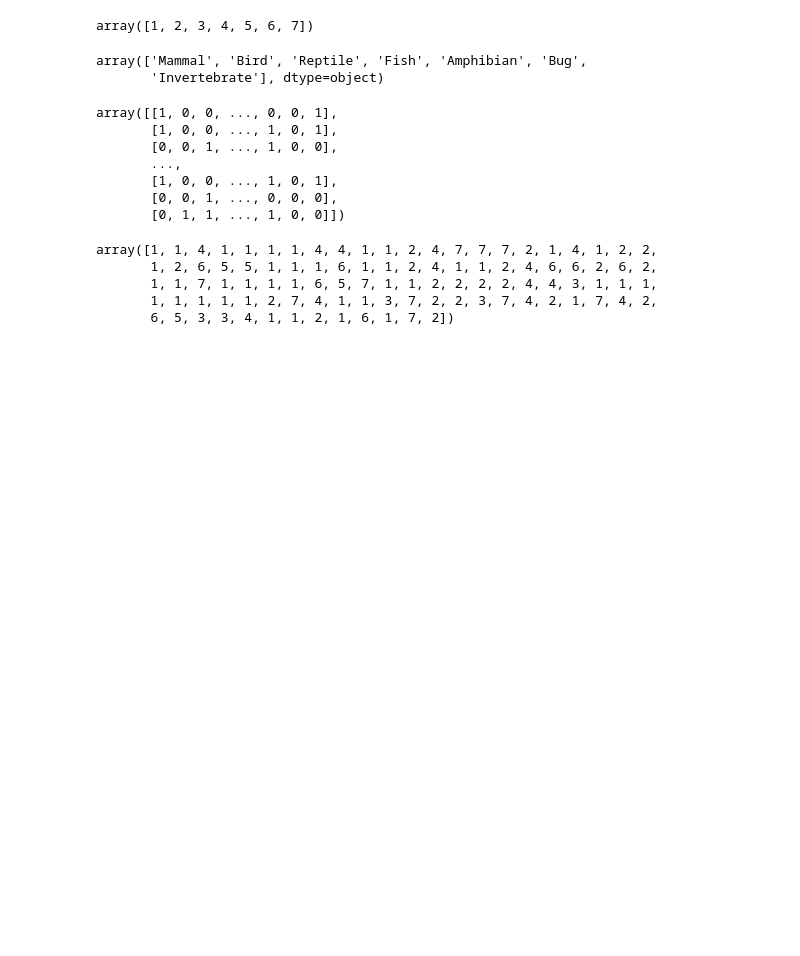
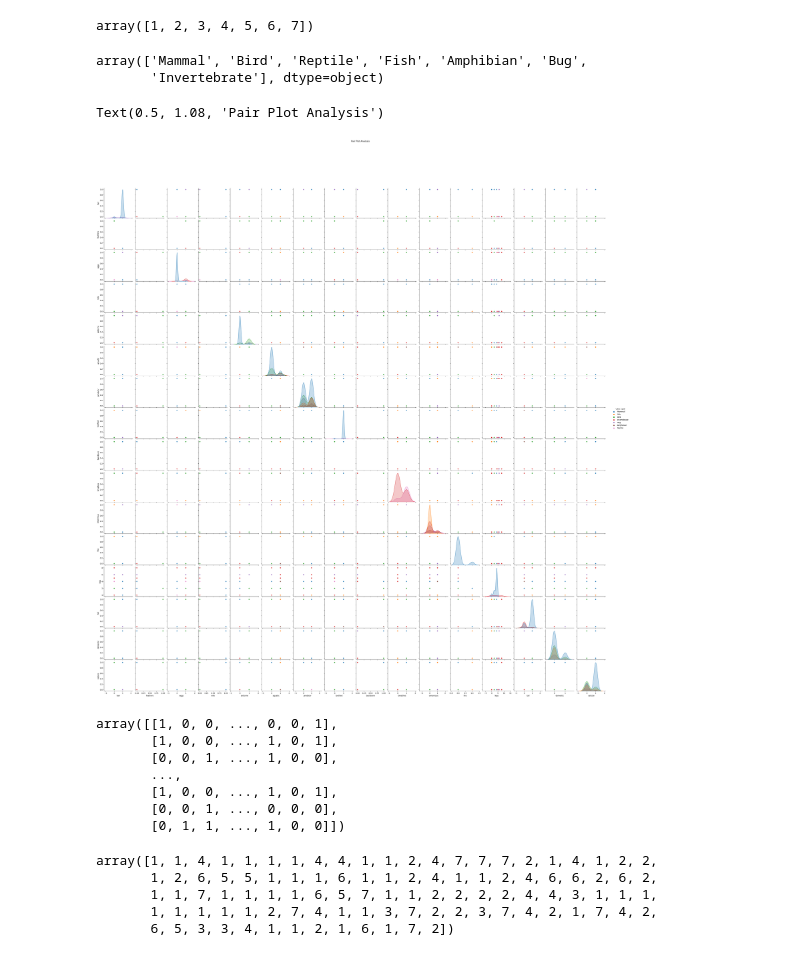
Before and after one commit to Subhajeet-Das/Zoo-Animal-Classification, a Jupyter notebook: zoo-animal-classification.ipynb, the cells around one changed output. Saved outputs shown, nothing was run; the diff lists cells and outputs as text; code cells hidden in the pictures; blank space fills up the shorter version.

```diff
--- a/zoo-animal-classification.ipynb
+++ b/zoo-animal-classification.ipynb
@@ -104,6 +105,14 @@ class_df["Class_Type"].unique()
 # %% [output]
 array(['Mammal', 'Bird', 'Reptile', 'Fish', 'Amphibian', 'Bug',
        'Invertebrate'], dtype=object)
+# %%
+label ={1 : 'Mammal', 2 : 'Bird', 3 : 'Reptile', 4 : 'Fish', 5 : 'Amphibian', 6 : 'Bug', 7 : 'Invertebrate'}
+# %%
+plotdata = sns.pairplot(train_df.replace({'class_type' : label}), hue = 'class_type')
+plotdata.fig.suptitle("Pair Plot Analysis", y = 1.08)
+# %% [output]
+Text(0.5, 1.08, 'Pair Plot Analysis')
+[figure, added]
 # %%
 x = train_df.iloc[:, 1:17].values
 x
```
Also changed, not shown: parts of 11 cells of this notebook.
